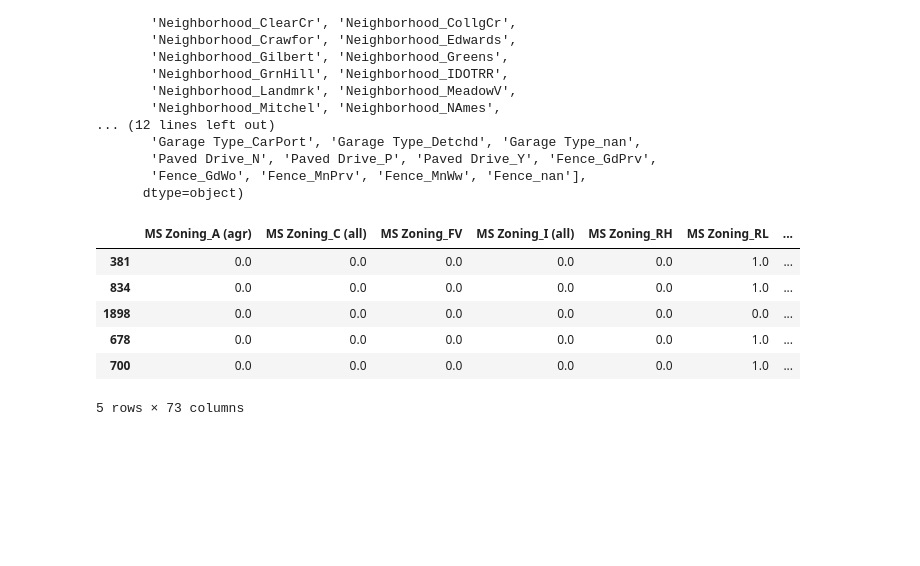
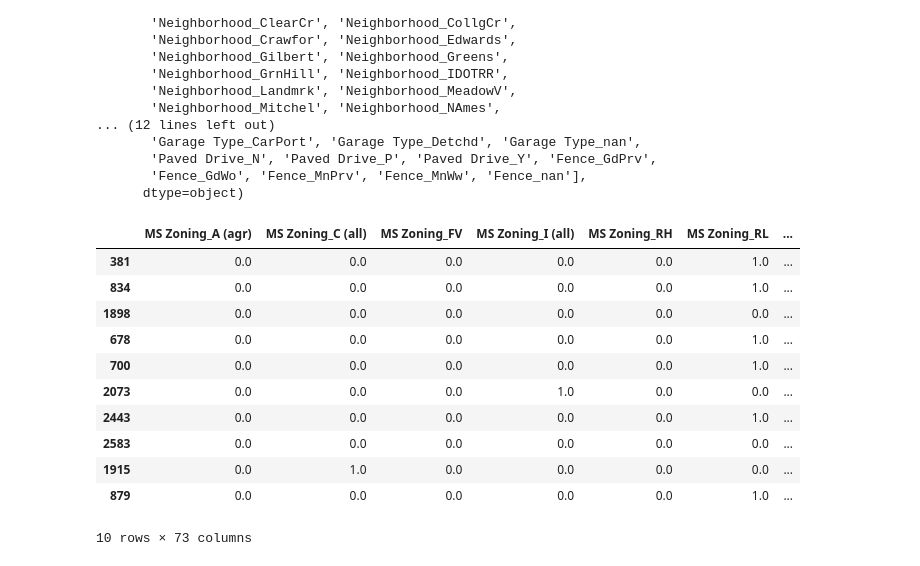
Before and after one commit to ayebaishmo/Refactory_ML, a Jupyter notebook: One_hot_encoding.ipynb, the cells around one changed output. Drawn from its saved outputs; the diff is of its cells as text; code cells hidden in the pictures; blank space fills up the shorter version.

```diff
--- a/One_hot_encoding.ipynb
+++ b/One_hot_encoding.ipynb
@@ -206,12 +206,17 @@ X_train_one_hot_df = pd.DataFrame(
     index=X_train.index
 )
 # %%
-X_train_one_hot_df.head()
+X_train_one_hot_df.head(10)
 # %% [output]
 |  | MS Zoning_A (agr) | MS Zoning_C (all) | MS Zoning_FV | MS Zoning_I (all) | MS Zoning_RH | MS Zoning_RL | ... |
 | 381 | 0.0 | 0.0 | 0.0 | 0.0 | 0.0 | 1.0 | ... |
 | 834 | 0.0 | 0.0 | 0.0 | 0.0 | 0.0 | 1.0 | ... |
 | 1898 | 0.0 | 0.0 | 0.0 | 0.0 | 0.0 | 0.0 | ... |
 | 678 | 0.0 | 0.0 | 0.0 | 0.0 | 0.0 | 1.0 | ... |
 | 700 | 0.0 | 0.0 | 0.0 | 0.0 | 0.0 | 1.0 | ... |
+| 2073 | 0.0 | 0.0 | 0.0 | 1.0 | 0.0 | 0.0 | ... |
+| 2443 | 0.0 | 0.0 | 0.0 | 0.0 | 0.0 | 1.0 | ... |
+| 2583 | 0.0 | 0.0 | 0.0 | 0.0 | 0.0 | 0.0 | ... |
+| 1915 | 0.0 | 1.0 | 0.0 | 0.0 | 0.0 | 0.0 | ... |
+| 879 | 0.0 | 0.0 | 0.0 | 0.0 | 0.0 | 1.0 | ... |
-5 rows × 73 columns
+10 rows × 73 columns
```
